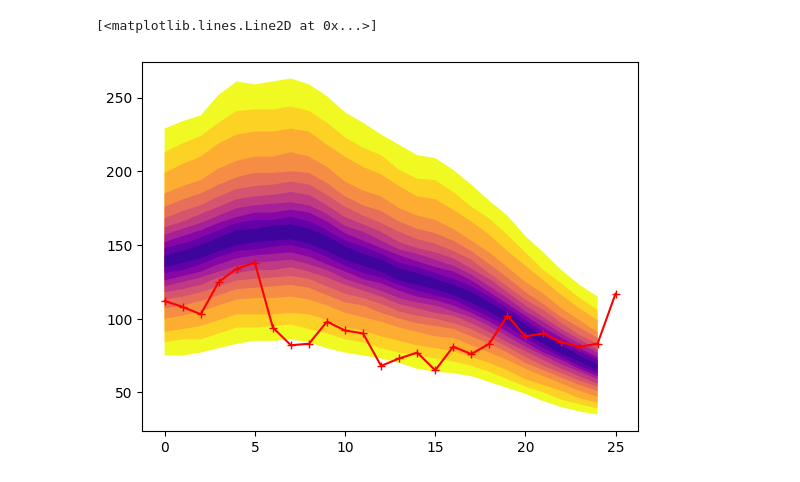
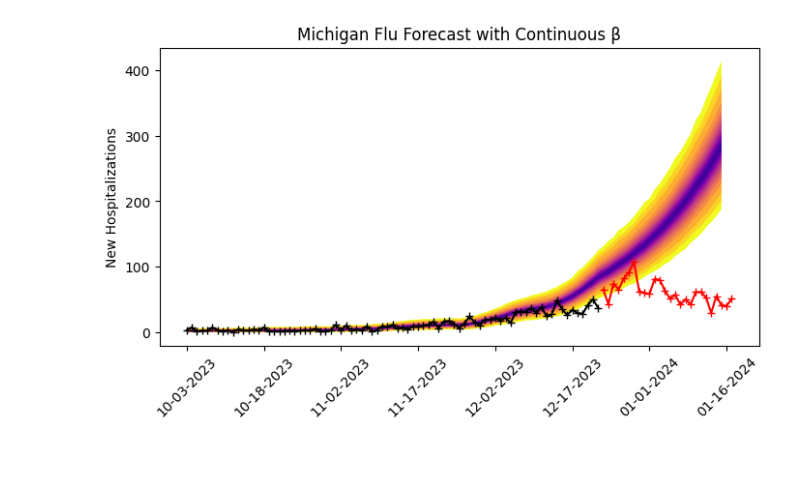
Before and after one commit to atiumcache/PF_forecast, a Jupyter notebook: juptyer notebooks/LSODA_forecasting.ipynb, the cells around one changed output. Cells and saved outputs as stored; diff of their text form; code cells hidden in the pictures.

```diff
--- a/juptyer notebooks/LSODA_forecasting.ipynb
+++ b/juptyer notebooks/LSODA_forecasting.ipynb
@@ -103,38 +111,67 @@ from scipy.integrate import solve_ivp
 import sys
 import pandas as pd
 from matplotlib import cm
+from datetime import datetime,timedelta
 
-timeseries = np.copy(np.diff(sol.y[4,:]))
+forecast_newH = np.diff(forecast[4,:])
+sol_newH = np.diff(sol[4,:])
+
+timeseries = np.copy(np.concatenate((sol_newH,forecast_newH)))
 
 num_rv = 10000
 
 output = np.zeros((num_rv,len(timeseries)))
 
-r = 20
+r = 40
 
 r=np.ceil(r)
 
 for i in range(len(timeseries)):
     output[:,i] = nbinom.rvs(n=r, p=r/(r+timeseries[i]), size=num_rv)
 
 quantiles_hosp = []
 def quantiles(items):
         '''Returns 23 quantiles of the List passed in'''
         qtlMark = 1.00*np.array([0.010, 0.025, 0.050, 0.100, 0.150, 0.200, 0.250, 0.300, 0.350, 0.400, 0.450, 0.500, 0.550, 0.600, 0.650, 0.700, 0.750, 0.800, 0.850, 0.900, 0.950, 0.975, 0.990])
         return list(np.quantile(items, qtlMark))
 
 for i in range(len(timeseries)):
     quantiles_hosp.append(quantiles(output[:,i]))
 
 quantiles_hosp = np.array(quantiles_hosp)
 
+
+d1 = datetime.strptime('2023-10-3', "%Y-%m-%d")
+
+x_interval=np.linspace(0,105,8)
+
+x_interval_int=x_interval.astype('int64')
+
+x_interval_int=x_interval_int.astype(float)
+
+
+
+date_strings=[]
+
+for d_ind in range(len(x_interval)):
+
+    this_d=d1+timedelta(days=x_interval_int[d_ind])
+
+    date_strings.append(this_d.strftime("%m-%d-%Y"))
+
+fig = plt.figure(figsize=(8,4))
+plt.ylabel('New Hospitalizations')
+plt.title("Michigan Flu Forecast with Continuous β")
+plt.xticks(x_interval_int,date_strings,rotation=45)
 colors = cm.plasma(np.linspace(0, 1, 12)) # type: ignore
 for i in range(11):
-    plt.fill_between(np.arange(len(timeseries)), quantiles_hosp[:, i], quantiles_hosp[:,22-i], facecolor=colors[11 - i], zorder=i)
+    plt.fill_between(np.arange(t_span[0],forecast_span[1]-2), quantiles_hosp[:, i], quantiles_hosp[:,22-i], facecolor=colors[11 - i], zorder=i)
 
 
-#plt.plot(observations[t_span[0]:61],zorder = 13,marker = '+',color='black')
-plt.plot(observations[60:86],zorder = 14,marker = '+',color='red')
+
+
+plt.plot(observations[t_span[0]:t_span[1]],zorder = 13,marker = '+',color='black')
+plt.plot(np.arange(forecast_span[0],forecast_span[1]),observations[forecast_span[0]:forecast_span[1]],zorder = 14,marker = '+',color='red')
+plt.savefig(f'{state_name}_UQ.png')
 # %% [output]
-[<matplotlib.lines.Line2D at 0x...>]
-[figure, old version]
+[figure, new version]
```
Also changed, not shown: parts of 1 cell of this notebook, 31 other files.
